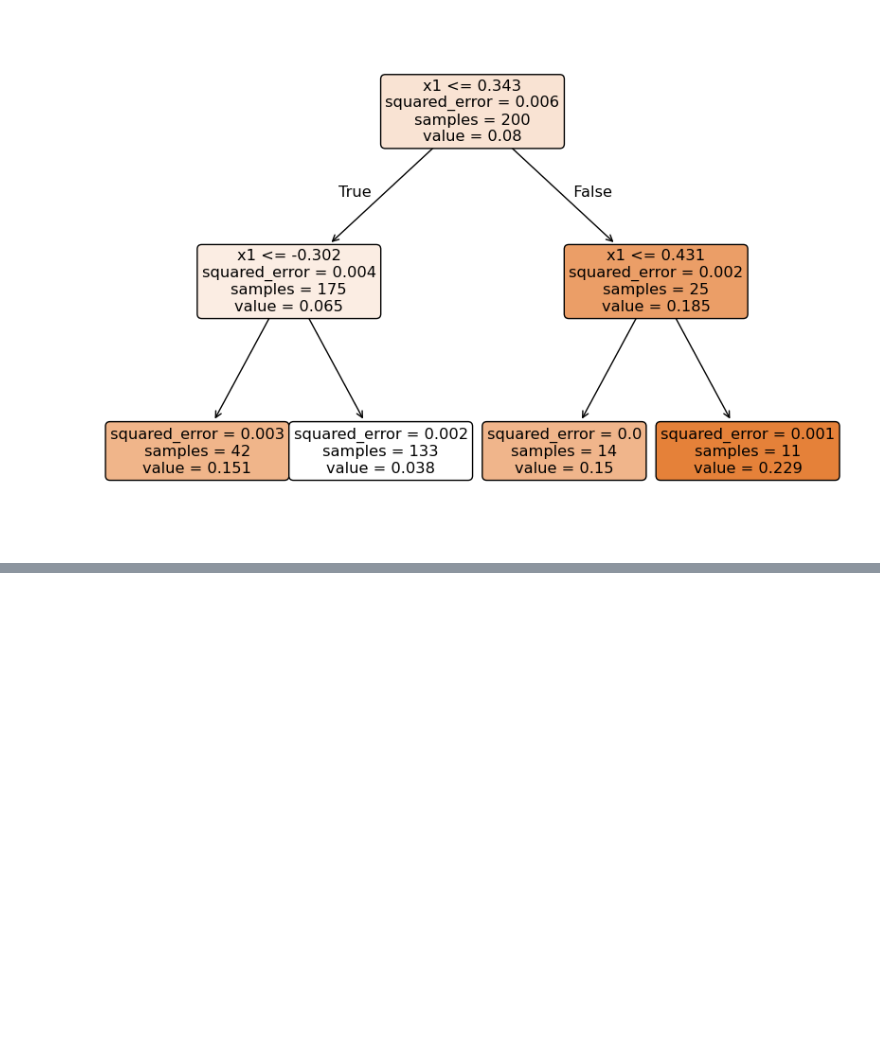
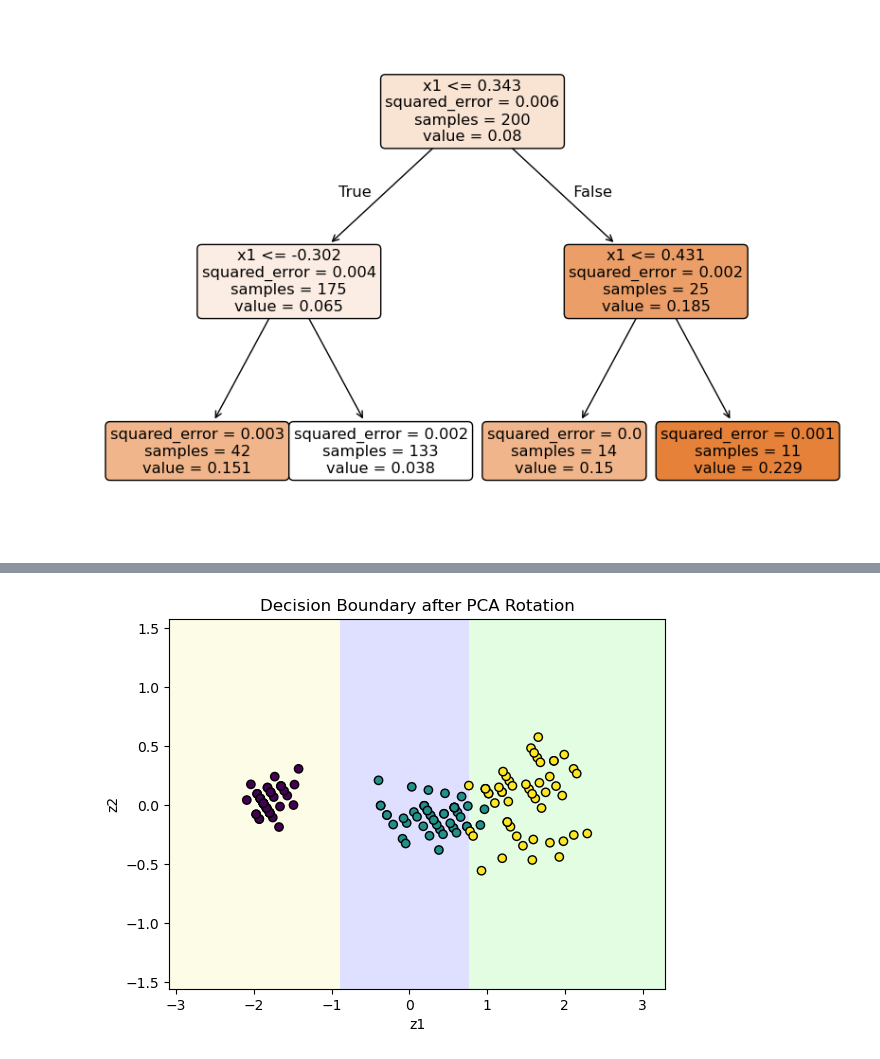
Before and after one commit to jayjay0317/Hands-On-ML-Study, a Jupyter notebook: Chapter_05/05_decision_trees.ipynb, the cells around one changed output, grey strips where cells are left out. Cells and saved outputs as stored; diff of their text form; code cells hidden in the pictures; blank space fills up the shorter version.

Commit message:
Update notebook05
add decision tree limitations

```diff
--- a/Chapter_05/05_decision_trees.ipynb
+++ b/Chapter_05/05_decision_trees.ipynb
@@ -161,0 +173,43 @@ plt.show()
+# %%
+from sklearn.decomposition import PCA
+from sklearn.pipeline import make_pipeline
+from sklearn.preprocessing import StandardScaler
+from matplotlib.colors import ListedColormap
+
+# Pipeline to scale and optimally rotate the data using PCA
+pca_pipeline = make_pipeline(StandardScaler(), PCA())
+X_iris_rotated = pca_pipeline.fit_transform(X_iris)
+
+# Train the tree on the rotated dataset to prevent staircase-like boundaries
+tree_clf_pca = DecisionTreeClassifier(max_depth=2, random_state=42)
+tree_clf_pca.fit(X_iris_rotated, y_iris)
+
+X = X_iris_rotated
+
+# Create evenly spaced values for the two PCA axes
+x1s = np.linspace(X[:, 0].min() - 1, X[:, 0].max() + 1, 200)
+x2s = np.linspace(X[:, 1].min() - 1, X[:, 1].max() + 1, 200)
+
+# Create a 2D coordinate grid
+x1, x2 = np.meshgrid(x1s, x2s)
+
+# Convert the grid into prediction input format
+X_new = np.c_[x1.ravel(), x2.ravel()]
+
+# Predict the class for every point in the grid
+y_pred = tree_clf_pca.predict(X_new)
+
+# Reshape predictions to match the grid shape
+y_pred = y_pred.reshape(x1.shape)
+
+# Plot the decision regions
+plt.contourf(x1, x2, y_pred, alpha=0.3, cmap=ListedColormap(['#fafab0','#9898ff','#a0faa0']))
+
+# Plot the original data points
+plt.scatter(X[:, 0], X[:, 1], c=y_iris, edgecolor='k')
+plt.xlabel("z1")
+plt.ylabel("z2")
+plt.title("Decision Boundary after PCA Rotation")
+plt.show()
+# %% [output]
+[figure, added]
```
Also changed, not shown: parts of 1 cell of this notebook.
